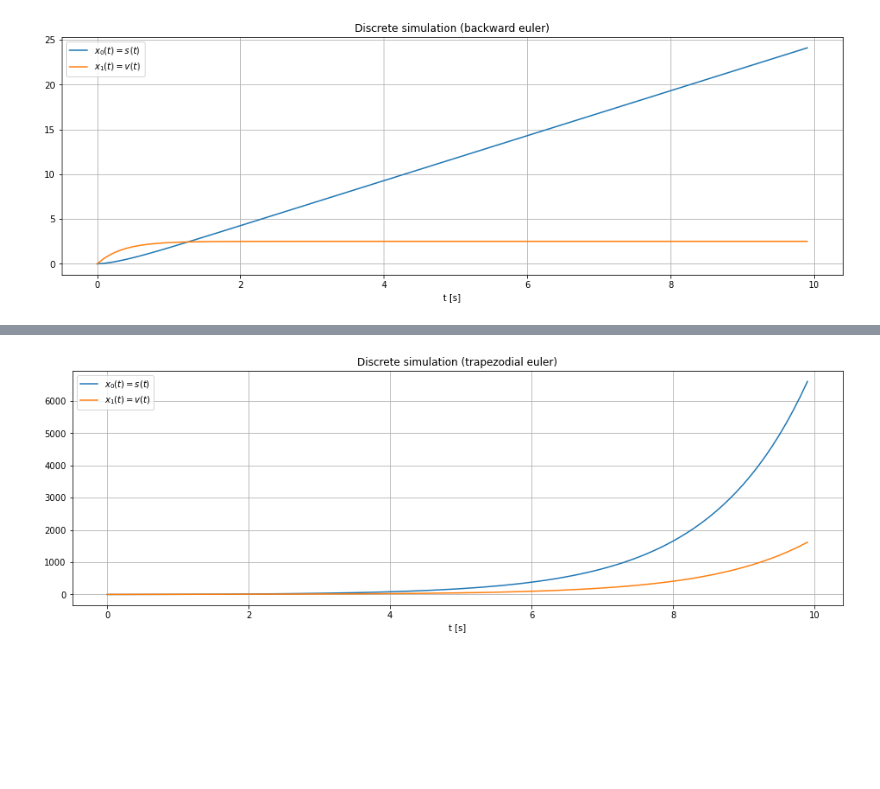
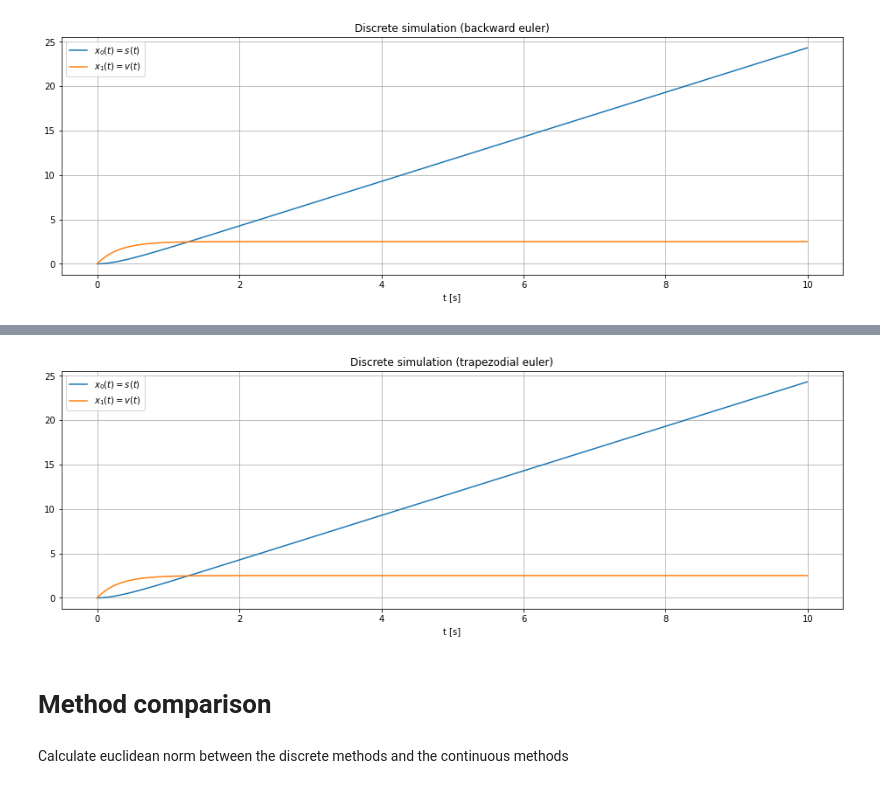
Before and after one commit to kopytjuk/control-theory, a Jupyter notebook: Discretization of state-space models.ipynb, the cells around one changed output, grey strips where cells are left out. Saved outputs shown, nothing was run; the diff lists cells and outputs as text; code cells hidden in the pictures; blank space fills up the shorter version.

Commit message:
implement trapezodial discretization. add comparison

```diff
--- a/Discretization of state-space models.ipynb
+++ b/Discretization of state-space models.ipynb
@@ -163,7 +165,7 @@ x_backward = np.zeros((2, t_discrete.size))
 # set x(0)
 x_backward[:, 0] = x0.reshape((2,))
 # %%
-for k in range(1, N, 1):
+for k in range(1, n_timesteps, 1):
     x_k = Ak @ x_backward[:, k-1].reshape((2,1)) + Bk # with 1=u(k) = 1
     x_backward[:, k] =  x_k.reshape((2,))
 # %%
@@ -183,23 +185,25 @@ plt.title("Discrete simulation (backward euler)");
 # %%
-Ak = inv(np.eye(2) - TA*A/2) @ (np.eye(2) + TA/2)
+Ak = inv(np.eye(2) - TA*A/2) @ (np.eye(2) + TA*A/2)
 # %%
 Bk = inv(np.eye(2) - TA*A/2)*TA/2 @ B
 # %%
-x_trapez = np.zeros((2, t_discrete.size))
+x_trapez = np.zeros((2, n_timesteps))
 # %%
 # set x(0)
 x_trapez[:, 0] = x0.reshape((2,))
 # %%
-for k in range(1, N, 1):
+for k in range(1, n_timesteps, 1):
     x_k = Ak @ x_trapez[:, k-1].reshape((2,1)) + Bk*2# with 1=u(k) = 1
     x_trapez[:, k] =  x_k.reshape((2,))
 # %%
 plt.figure(figsize=(16, 5))
-plt.plot(t_discrete, x_trapez[0, :], label="$x_0(t)=s(t)$")
-plt.plot(t_discrete, x_trapez[1, :], label="$x_1(t)=v(t)$")
+plt.plot(timesteps, x_trapez[0, :], label="$x_0(t)=s(t)$")
+plt.plot(timesteps, x_trapez[1, :], label="$x_1(t)=v(t)$")
 plt.grid()
 plt.legend()
 plt.xlabel("t [s]")
 plt.title("Discrete simulation (trapezodial euler)");
 # %% [output]
-[figure, old version]
+[figure, new version]
+# %% [markdown]
+# Method comparison
@@ -205,0 +212,2 @@ plt.title("Discrete simulation (trapezodial euler)");
+# %% [markdown]
+Calculate euclidean norm between the discrete methods and the continuous methods
```
Also changed, not shown: parts of 30 cells of this notebook.
